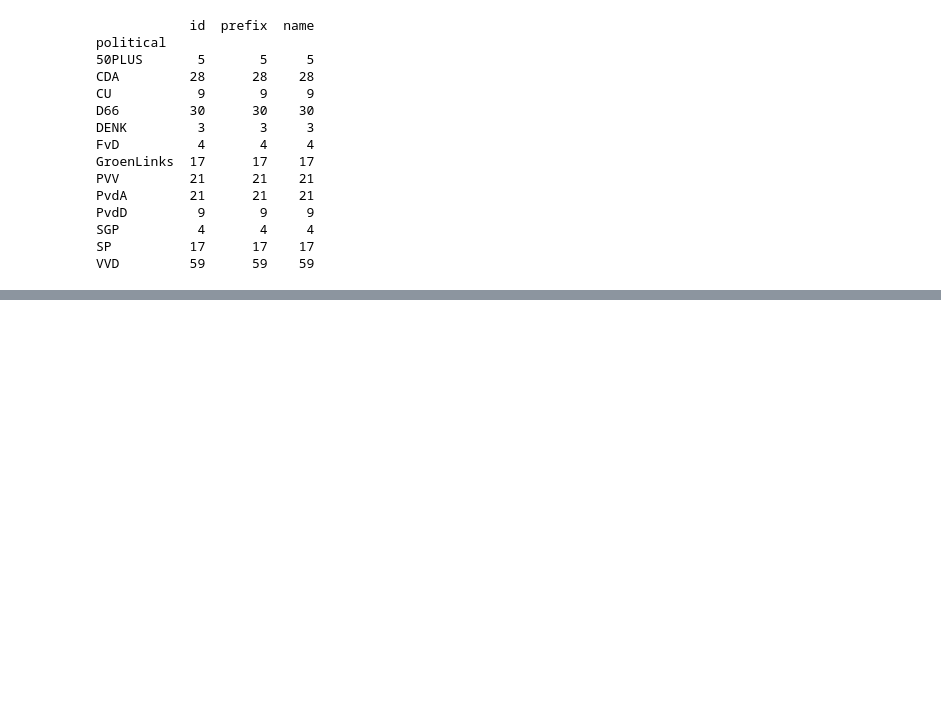
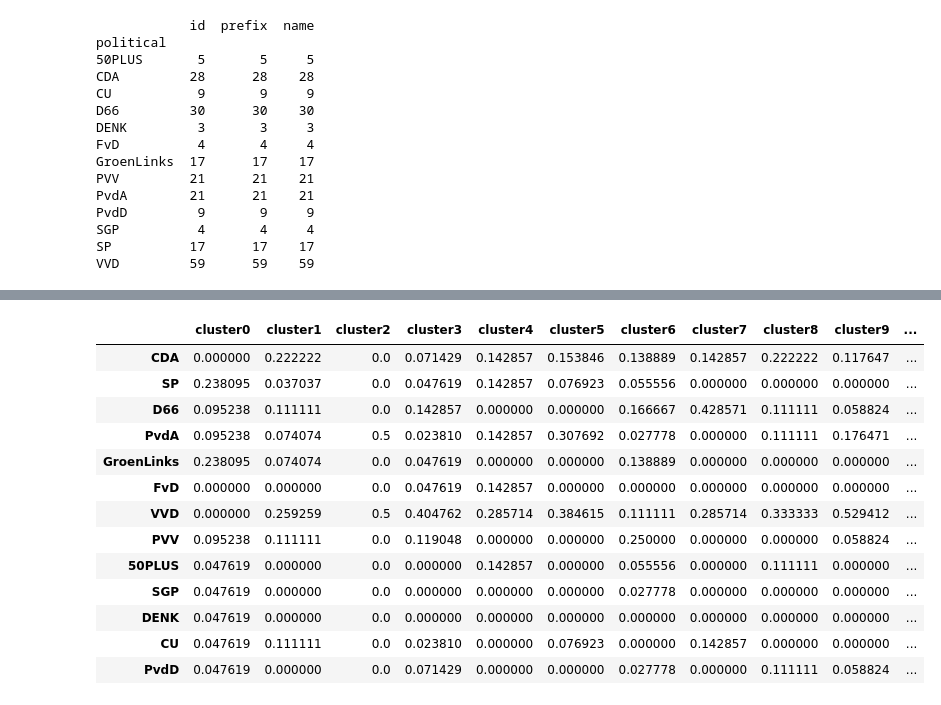
Before and after one commit to dvkeulen/TWISMachineLearning, a Jupyter notebook: Eindopdracht 1/Eindopdracht_1.ipynb, the cells around one changed output, grey strips where cells are left out. Saved outputs shown, nothing was run; the diff lists cells and outputs as text; code cells hidden in the pictures; blank space fills up the shorter version.

```diff
--- a/Eindopdracht 1/Eindopdracht_1.ipynb
+++ b/Eindopdracht 1/Eindopdracht_1.ipynb
@@ -228,0 +264,23 @@ clusters[:]
+# %%
+dfParty = pd.DataFrame(index = kmSpeakers['political'].unique())
+for i in range(n):
+    col = kmSpeakers[kmSpeakers['predicted'] == i].groupby('political').count()
+    dfParty['cluster' + str(i)] = dfParty.join(col)['id']
+dfParty = dfParty.fillna(0)
+dfParty = dfParty.apply(lambda x: (x) / sum(x))
+dfParty
+# %% [output]
+|  | cluster0 | cluster1 | cluster2 | cluster3 | cluster4 | cluster5 | cluster6 | cluster7 | cluster8 | cluster9 | ... |
+| CDA | 0.000000 | 0.222222 | 0.0 | 0.071429 | 0.142857 | 0.153846 | 0.138889 | 0.142857 | 0.222222 | 0.117647 | ... |
+| SP | 0.238095 | 0.037037 | 0.0 | 0.047619 | 0.142857 | 0.076923 | 0.055556 | 0.000000 | 0.000000 | 0.000000 | ... |
+| D66 | 0.095238 | 0.111111 | 0.0 | 0.142857 | 0.000000 | 0.000000 | 0.166667 | 0.428571 | 0.111111 | 0.058824 | ... |
+| PvdA | 0.095238 | 0.074074 | 0.5 | 0.023810 | 0.142857 | 0.307692 | 0.027778 | 0.000000 | 0.111111 | 0.176471 | ... |
+| GroenLinks | 0.238095 | 0.074074 | 0.0 | 0.047619 | 0.000000 | 0.000000 | 0.138889 | 0.000000 | 0.000000 | 0.000000 | ... |
+| FvD | 0.000000 | 0.000000 | 0.0 | 0.047619 | 0.142857 | 0.000000 | 0.000000 | 0.000000 | 0.000000 | 0.000000 | ... |
+| VVD | 0.000000 | 0.259259 | 0.5 | 0.404762 | 0.285714 | 0.384615 | 0.111111 | 0.285714 | 0.333333 | 0.529412 | ... |
+| PVV | 0.095238 | 0.111111 | 0.0 | 0.119048 | 0.000000 | 0.000000 | 0.250000 | 0.000000 | 0.000000 | 0.058824 | ... |
+| 50PLUS | 0.047619 | 0.000000 | 0.0 | 0.000000 | 0.142857 | 0.000000 | 0.055556 | 0.000000 | 0.111111 | 0.000000 | ... |
+| SGP | 0.047619 | 0.000000 | 0.0 | 0.000000 | 0.000000 | 0.000000 | 0.027778 | 0.000000 | 0.000000 | 0.000000 | ... |
+| DENK | 0.047619 | 0.000000 | 0.0 | 0.000000 | 0.000000 | 0.000000 | 0.000000 | 0.000000 | 0.000000 | 0.000000 | ... |
+| CU | 0.047619 | 0.111111 | 0.0 | 0.023810 | 0.000000 | 0.076923 | 0.000000 | 0.142857 | 0.000000 | 0.000000 | ... |
+| PvdD | 0.047619 | 0.000000 | 0.0 | 0.071429 | 0.000000 | 0.000000 | 0.027778 | 0.000000 | 0.111111 | 0.058824 | ... |
```
Also changed, not shown: parts of 43 cells of this notebook, 1 other file.
